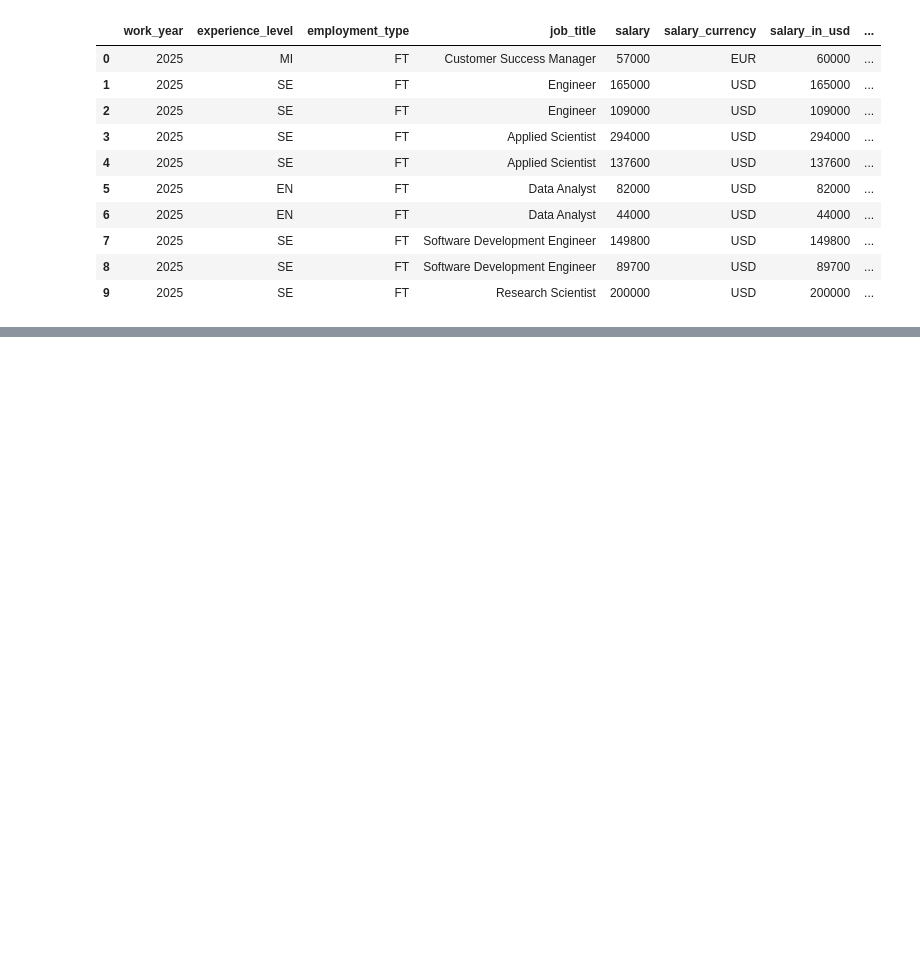
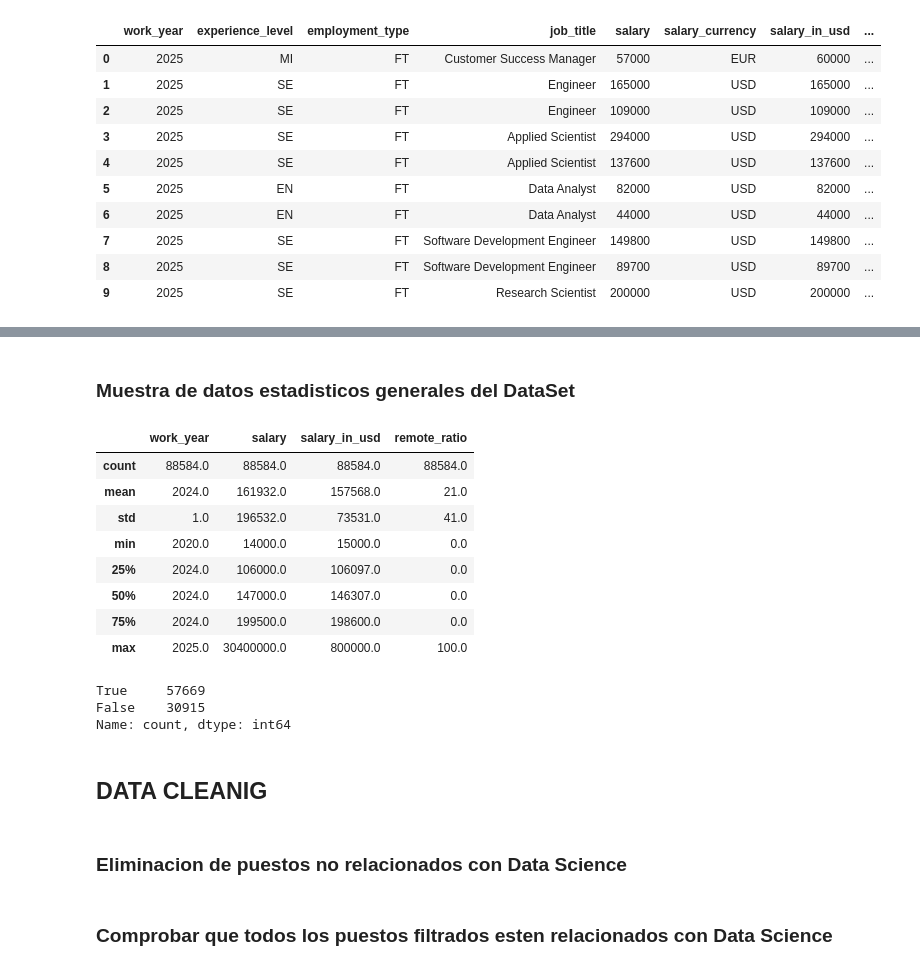
Before and after one commit to danielg9611/EDA_DataScience_2020-2025, a Jupyter notebook: memoria.ipynb, the cells around one changed output, grey strips where cells are left out. Saved outputs shown, nothing was run; the diff lists cells and outputs as text; code cells hidden in the pictures; blank space fills up the shorter version.

```diff
--- a/memoria.ipynb
+++ b/memoria.ipynb
@@ -47,0 +75,24 @@ jobs.head(10)
+# %% [markdown]
+### __Muestra de datos estadisticos generales del DataSet__
+# %%
+jobs.describe().round()
+# %% [output]
+|  | work_year | salary | salary_in_usd | remote_ratio |
+| count | 88584.0 | 88584.0 | 88584.0 | 88584.0 |
+| mean | 2024.0 | 161932.0 | 157568.0 | 21.0 |
+| std | 1.0 | 196532.0 | 73531.0 | 41.0 |
+| min | 2020.0 | 14000.0 | 15000.0 | 0.0 |
+| 25% | 2024.0 | 106000.0 | 106097.0 | 0.0 |
+| 50% | 2024.0 | 147000.0 | 146307.0 | 0.0 |
+| 75% | 2024.0 | 199500.0 | 198600.0 | 0.0 |
+| max | 2025.0 | 30400000.0 | 800000.0 | 100.0 |
+# %%
+jobs.duplicated(keep=False).value_counts()
+# %% [output]
+True     57669
+False    30915
+Name: count, dtype: int64
+# %% [markdown]
+## **DATA CLEANIG**
+# %% [markdown]
+### __Eliminacion de puestos no relacionados con Data Science__
@@ -47,0 +103,2 @@ jobs.head(10)
+# %% [markdown]
+### __Comprobar que todos los puestos filtrados esten relacionados con Data Science__
```
Also changed, not shown: parts of 25 cells of this notebook, 2 other files.
